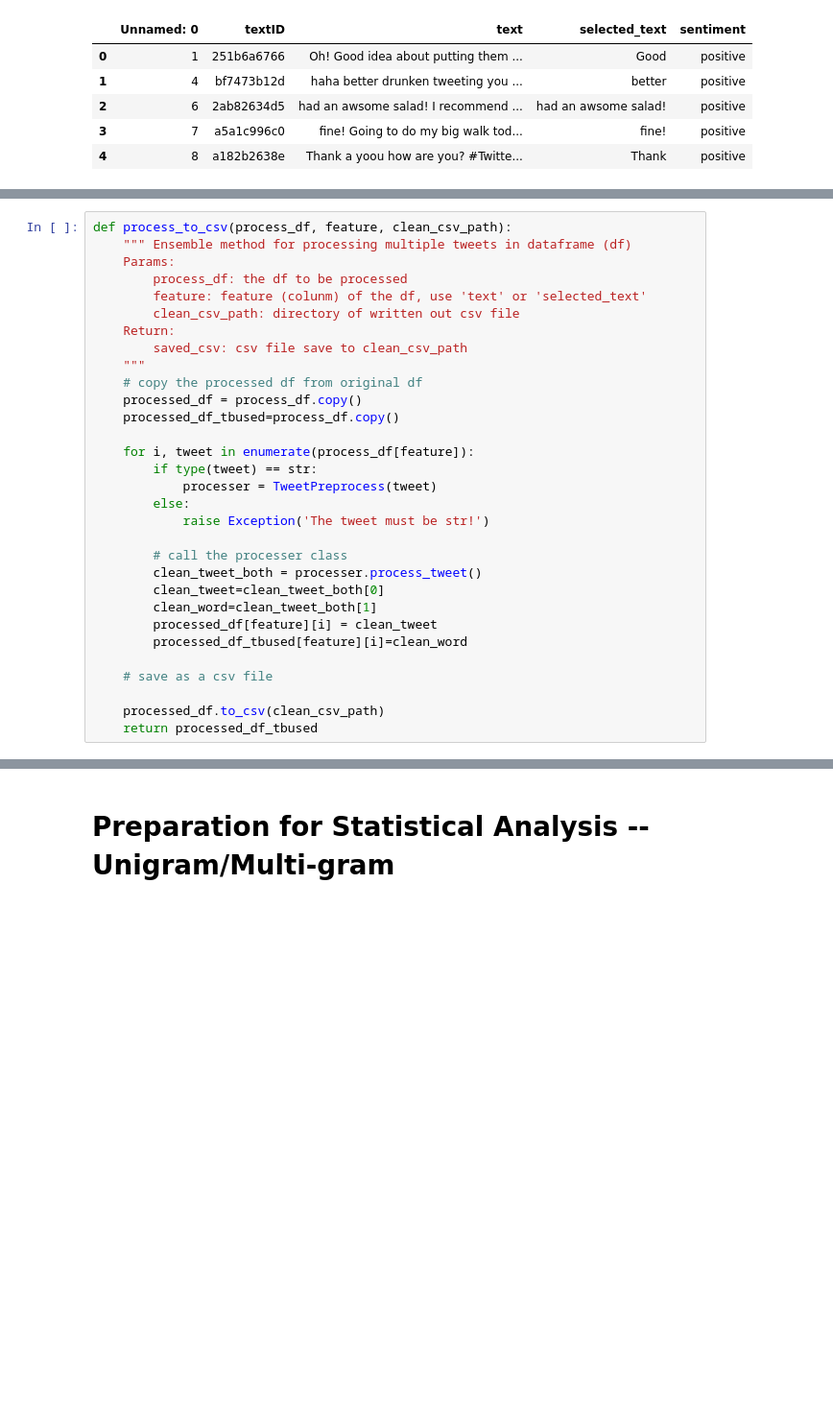
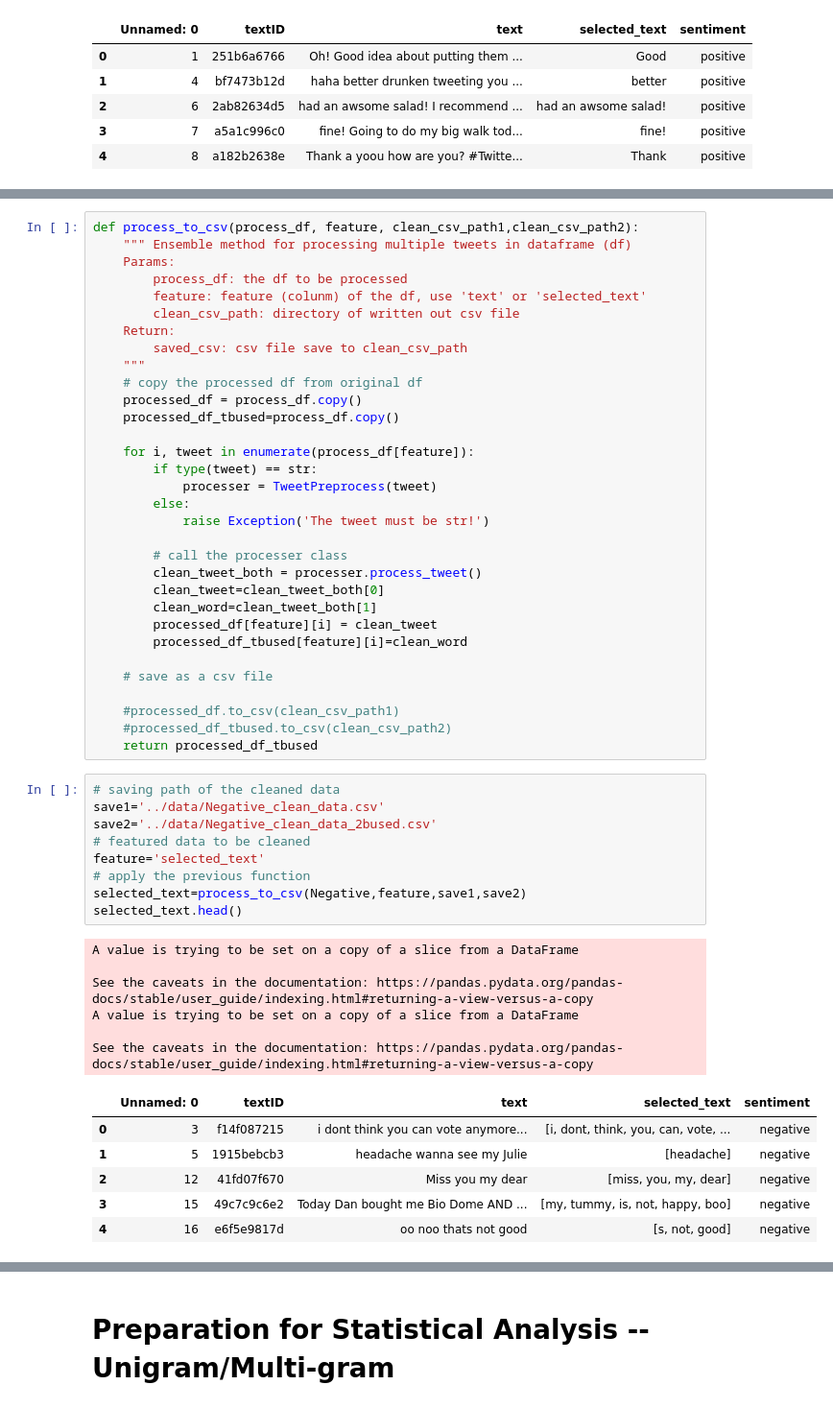
Before and after one commit to Chenghan-Sun/Senti-Extraction, a Jupyter notebook: notebook/EDA.ipynb, the cells around one changed output, grey strips where cells are left out. Shown: that part at 96% size. Drawn from its saved outputs; the diff is of its cells as text; blank space fills up the shorter version.

```diff
--- a/notebook/EDA.ipynb
+++ b/notebook/EDA.ipynb
@@ -116,5 +139,5 @@ Positive.head()
 # %%
-def process_to_csv(process_df, feature, clean_csv_path):
+def process_to_csv(process_df, feature, clean_csv_path1,clean_csv_path2):
     """ Ensemble method for processing multiple tweets in dataframe (df)
     Params:
         process_df: the df to be processed
@@ -142,5 +165,28 @@ def process_to_csv(process_df, feature, clean_csv_path):
 
     # save as a csv file
 
-    processed_df.to_csv(clean_csv_path)
+    #processed_df.to_csv(clean_csv_path1)
+    #processed_df_tbused.to_csv(clean_csv_path2)
     return processed_df_tbused
+# %%
+# saving path of the cleaned data
+save1='../data/Negative_clean_data.csv'
+save2='../data/Negative_clean_data_2bused.csv'
+# featured data to be cleaned
+feature='selected_text'
+# apply the previous function
+selected_text=process_to_csv(Negative,feature,save1,save2)
+selected_text.head()
+# %% [output]
+A value is trying to be set on a copy of a slice from a DataFrame
+
+See the caveats in the documentation: https://pandas.pydata.org/pandas-docs/stable/user_guide/indexing.html#returning-a-view-versus-a-copy
+A value is trying to be set on a copy of a slice from a DataFrame
+
+See the caveats in the documentation: https://pandas.pydata.org/pandas-docs/stable/user_guide/indexing.html#returning-a-view-versus-a-copy
+|  | Unnamed: 0 | textID | text | selected_text | sentiment |
+| 0 | 3 | f14f087215 | i dont think you can vote anymore... | [i, dont, think, you, can, vote, ... | negative |
+| 1 | 5 | 1915bebcb3 | headache wanna see my Julie | [headache] | negative |
+| 2 | 12 | 41fd07f670 | Miss you my dear | [miss, you, my, dear] | negative |
+| 3 | 15 | 49c7c9c6e2 | Today Dan bought me Bio Dome AND ... | [my, tummy, is, not, happy, boo] | negative |
+| 4 | 16 | e6f5e9817d | oo noo thats not good | [s, not, good] | negative |
```
Also changed, not shown: parts of 25 cells of this notebook.
